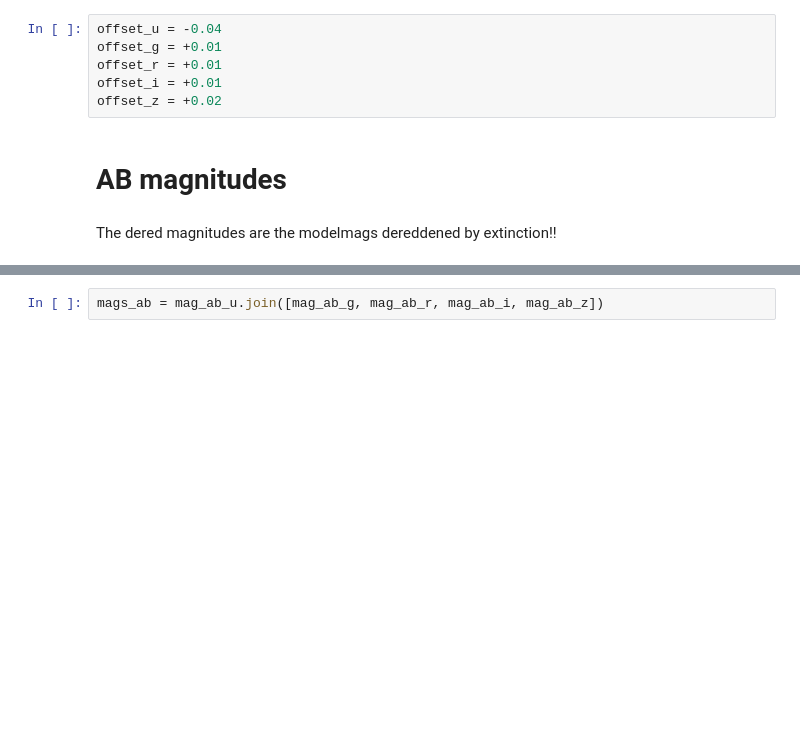
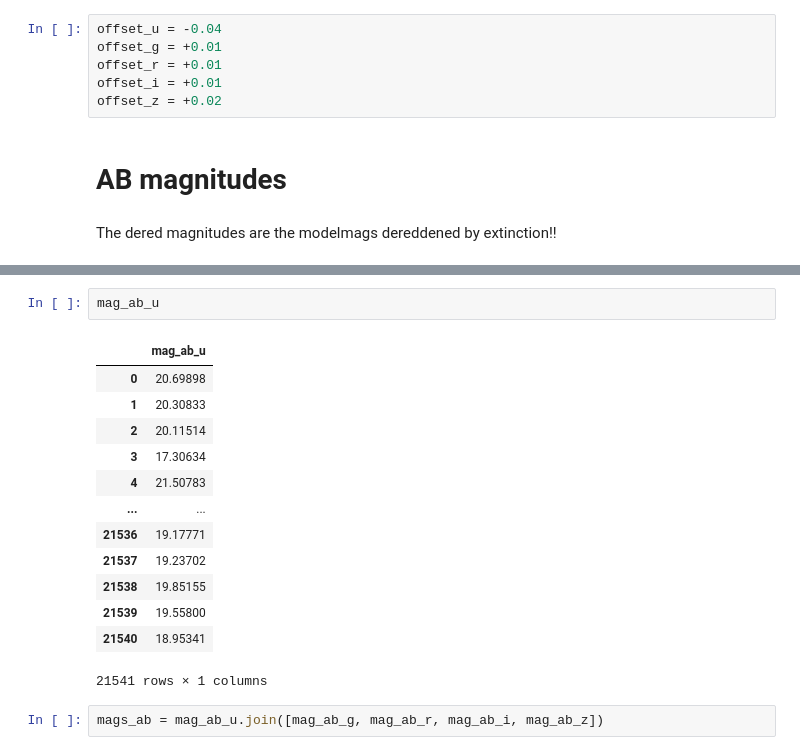
Before and after one commit to mlldantas/SEDFittingChallenge, a Jupyter notebook: sdss/Stripe82SDSS.ipynb, the cells around one changed output, grey strips where cells are left out. Cells and saved outputs as stored; diff of their text form; blank space fills up the shorter version.

```diff
--- a/sdss/Stripe82SDSS.ipynb
+++ b/sdss/Stripe82SDSS.ipynb
@@ -62,2 +68,18 @@ mag_ab_z = pd.DataFrame(stripe82_all['dered_z'] + stripe82_all['kcorrZ'] + offse
+# %%
+mag_ab_u
+# %% [output]
+|  | mag_ab_u |
+| 0 | 20.69898 |
+| 1 | 20.30833 |
+| 2 | 20.11514 |
+| 3 | 17.30634 |
+| 4 | 21.50783 |
+| ... | ... |
+| 21536 | 19.17771 |
+| 21537 | 19.23702 |
+| 21538 | 19.85155 |
+| 21539 | 19.55800 |
+| 21540 | 18.95341 |
+21541 rows × 1 columns
 # %%
 mags_ab = mag_ab_u.join([mag_ab_g, mag_ab_r, mag_ab_i, mag_ab_z])
```
Also changed, not shown: parts of 7 cells of this notebook.
